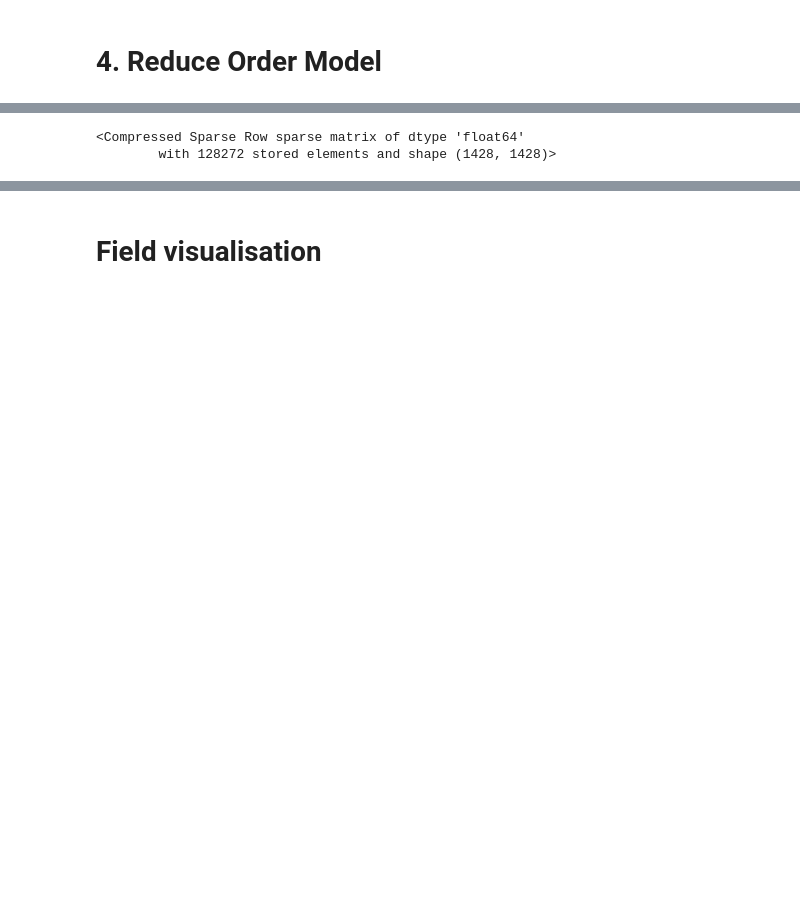
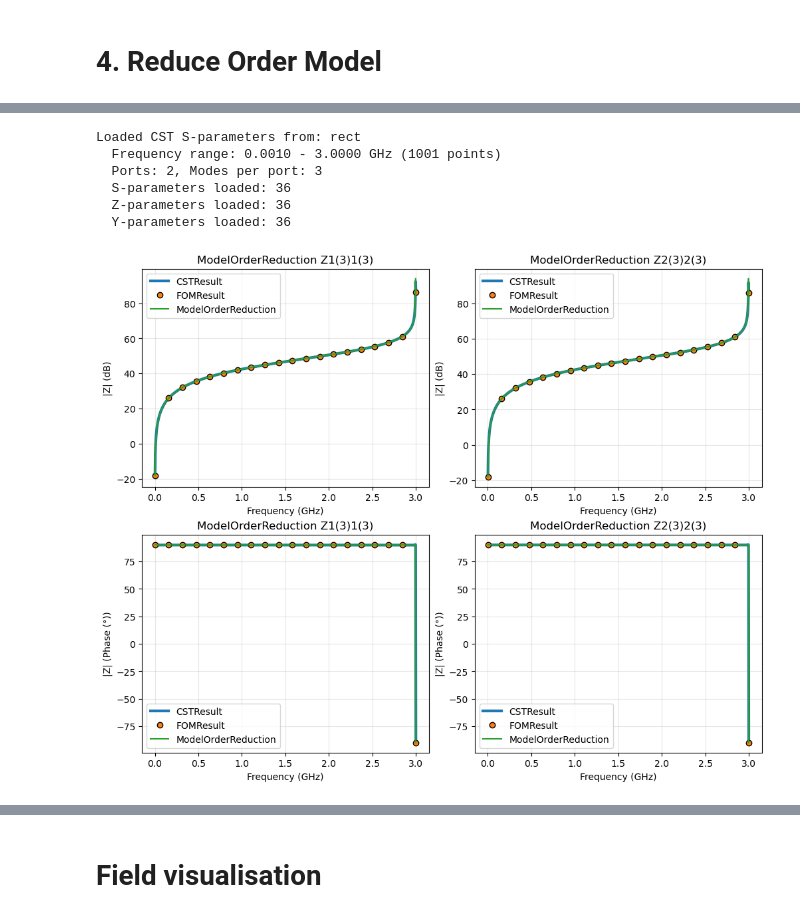
Before and after one commit to Dark-Elektron/cavsim3d, a Jupyter notebook: examples/rwg/rwg.ipynb, the cells around one changed output, grey strips where cells are left out. Drawn from its saved outputs; the diff is of its cells as text; code cells hidden in the pictures; blank space fills up the shorter version.

```diff
--- a/examples/rwg/rwg.ipynb
+++ b/examples/rwg/rwg.ipynb
@@ -138,8 +166,31 @@ Overall compression: 92.6%
 # %%
-proj.fds.fom.K
+# proj.fds.fom.K
-# %% [output]
-<Compressed Sparse Row sparse matrix of dtype 'float64'
-        with 128272 stored elements and shape (1428, 1428)>
+# %%
+# compare fom, rom and analytical solution
+from cavsim3d.analytical.cst_result import CSTResult
+cstresult = CSTResult(r'C:\Users\Soske\Documents\CST\rect')
+# plot comparison
+which = [['1(3)1(3)'], ['2(3)2(3)']]
+fig, axs = plt.subplot_mosaic([[1, 2], [3, 4]], figsize=(10, 8), layout='constrained')
+for idx, wh in enumerate(which):
+    # plot magnitude
+    analytical.plot_z(wh, ax=axs[idx+1])
+    cstresult.plot_z(wh, ax=axs[idx+1], lw=3)
+    proj.fds.fom.plot_z(wh, ax=axs[idx+1], marker='o', lw=0, mec='k')
+    rom.plot_z(wh, ax=axs[idx+1])
+    # plot phase
+    analytical.plot_z(wh, plot_type='phase', ax=axs[idx+3])
+    cstresult.plot_z(wh, ax=axs[idx+3], lw=3, plot_type='phase')
+    proj.fds.fom.plot_z(wh, plot_type='phase', ax=axs[idx+3], marker='o', lw=0, mec='k')
+    rom.plot_z(wh, plot_type='phase', ax=axs[idx+3])
+# %% [output]
+Loaded CST S-parameters from: rect
+  Frequency range: 0.0010 - 3.0000 GHz (1001 points)
+  Ports: 2, Modes per port: 3
+  S-parameters loaded: 36
+  Z-parameters loaded: 36
+  Y-parameters loaded: 36
+[figure, added]
 # %%
 # compare fom, rom and analytical solution
 # plot comparison
```
Also changed, not shown: parts of 9 cells of this notebook, 22 other files.
